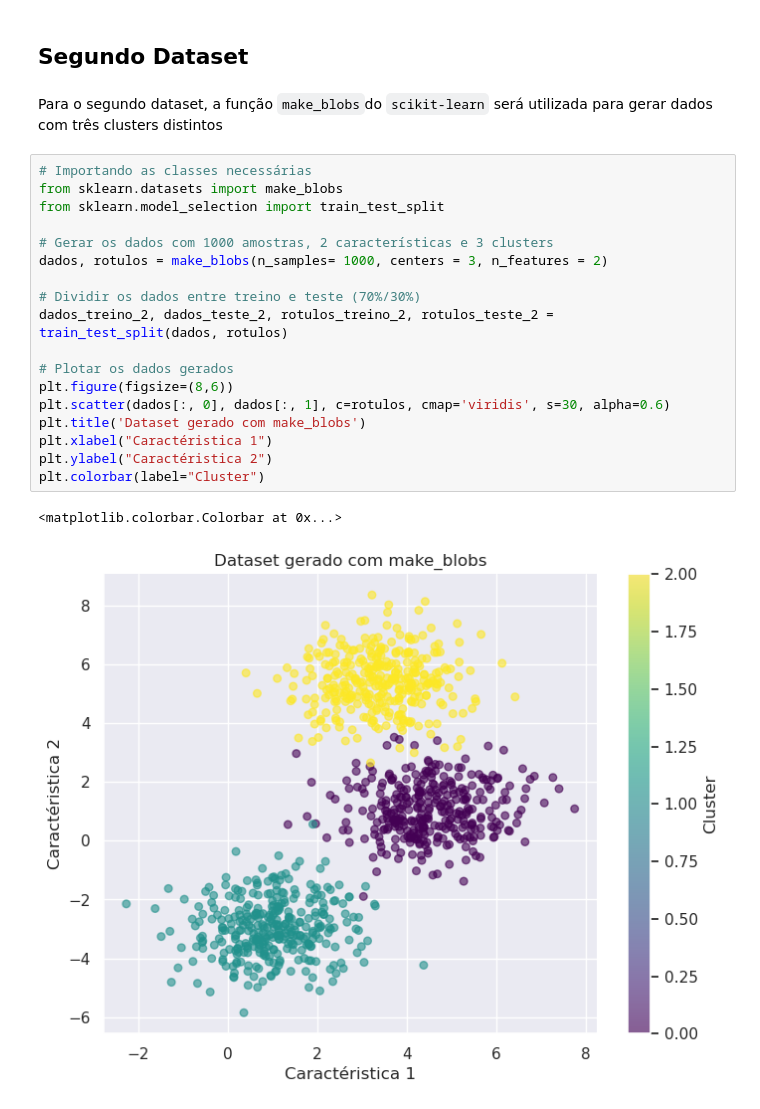
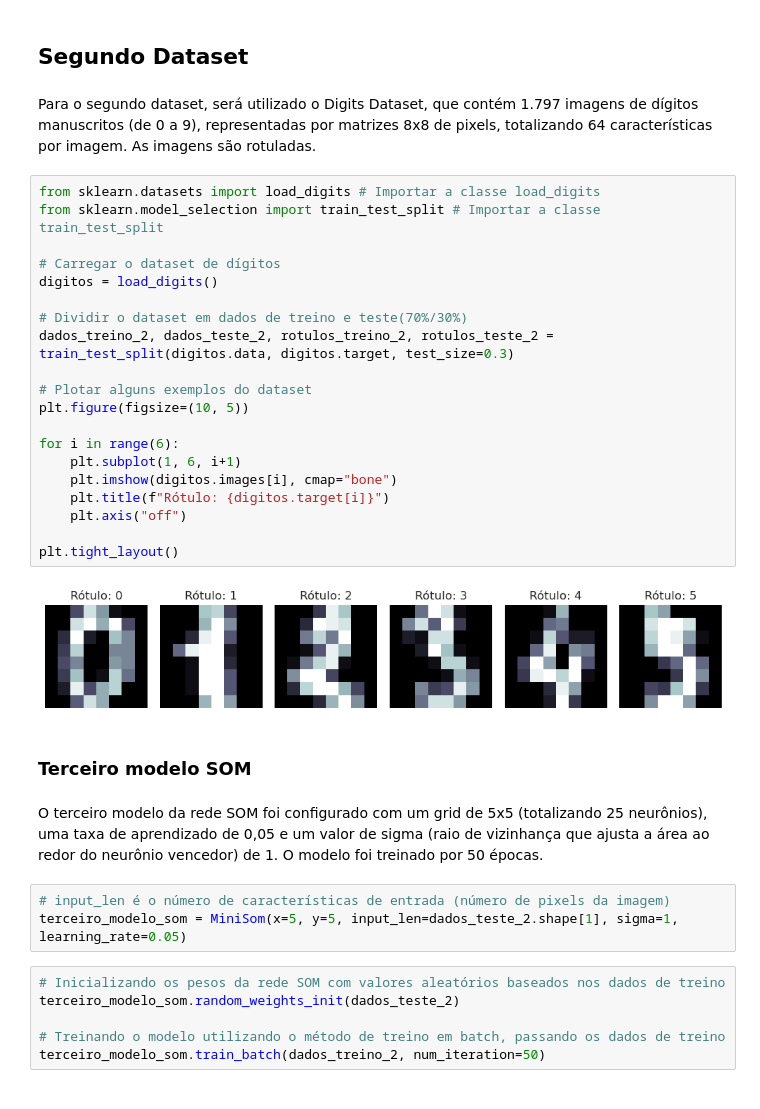
Before and after one commit to guipereira2/Projetos_RedesNeurais, a Jupyter notebook: Projeto 2 - Modelo não supervisionado/Projeto2.ipynb, the cells around one changed output. Drawn from its saved outputs; the diff is of its cells as text.

```diff
--- a/Projeto 2 - Modelo não supervisionado/Projeto2.ipynb
+++ b/Projeto 2 - Modelo não supervisionado/Projeto2.ipynb
@@ -352,25 +352,39 @@ plt.colorbar(label='Distância Média')
 # %% [markdown]
 ## Segundo Dataset
-# %% [markdown]
-Para o segundo dataset, a função `make_blobs`do `scikit-learn` será utilizada para gerar dados com três clusters distintos
-# %%
-# Importando as classes necessárias
-from sklearn.datasets import make_blobs
-from sklearn.model_selection import train_test_split
-
-# Gerar os dados com 1000 amostras, 2 características e 3 clusters
-dados, rotulos = make_blobs(n_samples= 1000, centers = 3, n_features = 2)
-
-# Dividir os dados entre treino e teste (70%/30%)
-dados_treino_2, dados_teste_2, rotulos_treino_2, rotulos_teste_2 = train_test_split(dados, rotulos)
-
-# Plotar os dados gerados
-plt.figure(figsize=(8,6))
-plt.scatter(dados[:, 0], dados[:, 1], c=rotulos, cmap='viridis', s=30, alpha=0.6)
-plt.title('Dataset gerado com make_blobs')
-plt.xlabel("Caractéristica 1")
-plt.ylabel("Caractéristica 2")
-plt.colorbar(label="Cluster")
-# %% [output]
-<matplotlib.colorbar.Colorbar at 0x...>
-[figure, removed]
+# %% [markdown]
+Para o segundo dataset, será utilizado o Digits Dataset, que contém 1.797 imagens de dígitos manuscritos (de 0 a 9), representadas por matrizes 8x8 de pixels, totalizando 64 características por imagem. As imagens são rotuladas.
+# %%
+from sklearn.datasets import load_digits # Importar a classe load_digits
+from sklearn.model_selection import train_test_split # Importar a classe train_test_split
+
+# Carregar o dataset de dígitos
+digitos = load_digits()
+
+# Dividir o dataset em dados de treino e teste(70%/30%)
+dados_treino_2, dados_teste_2, rotulos_treino_2, rotulos_teste_2 = train_test_split(digitos.data, digitos.target, test_size=0.3)
+
+# Plotar alguns exemplos do dataset
+plt.figure(figsize=(10, 5))
+
+for i in range(6):
+    plt.subplot(1, 6, i+1)
+    plt.imshow(digitos.images[i], cmap="bone")
+    plt.title(f"Rótulo: {digitos.target[i]}")
+    plt.axis("off")
+
+plt.tight_layout()
+# %% [output]
+[figure, added]
+# %% [markdown]
+### Terceiro modelo SOM
+# %% [markdown]
+O terceiro modelo da rede SOM foi configurado com um grid de 5x5 (totalizando 25 neurônios), uma taxa de aprendizado de 0,05 e um valor de sigma (raio de vizinhança que ajusta a área ao redor do neurônio vencedor) de 1. O modelo foi treinado por 50 épocas.
+# %%
+# input_len é o número de características de entrada (número de pixels da imagem)
+terceiro_modelo_som = MiniSom(x=5, y=5, input_len=dados_teste_2.shape[1], sigma=1, learning_rate=0.05)
+# %%
+# Inicializando os pesos da rede SOM com valores aleatórios baseados nos dados de treino
+terceiro_modelo_som.random_weights_init(dados_teste_2)
+
+# Treinando o modelo utilizando o método de treino em batch, passando os dados de treino
+terceiro_modelo_som.train_batch(dados_treino_2, num_iteration=50)
```
Also changed, not shown: parts of 18 cells of this notebook.
